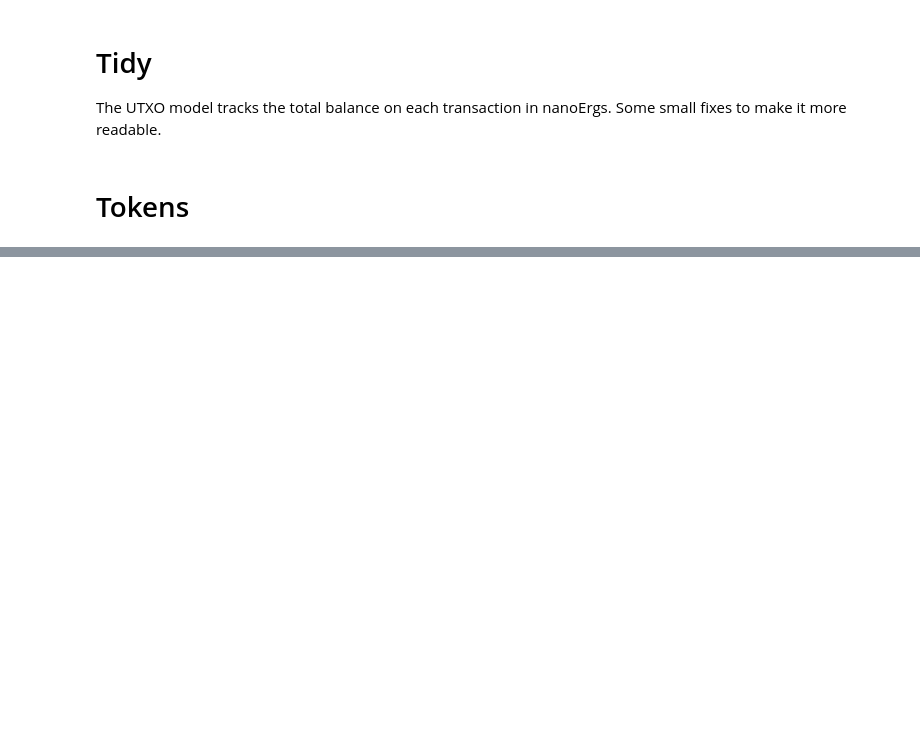
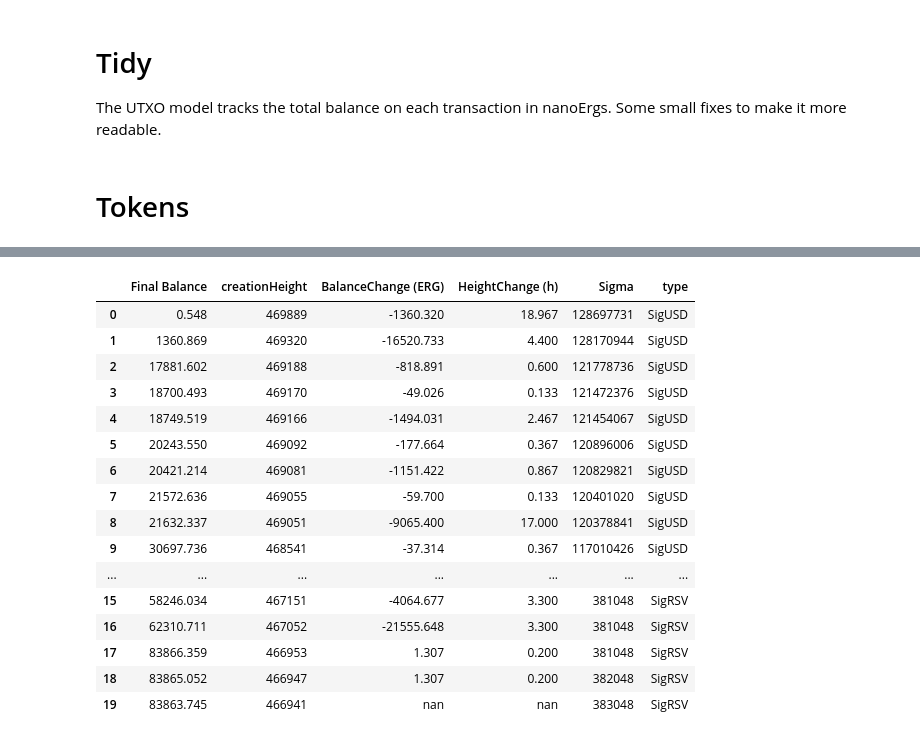
Before and after one commit to glasgowm148/ergo-notebooks, a Jupyter notebook: wallet-query.ipynb, the cells around one changed output, grey strips where cells are left out. Saved outputs shown, nothing was run; the diff lists cells and outputs as text; code cells hidden in the pictures; blank space fills up the shorter version.

```diff
--- a/wallet-query.ipynb
+++ b/wallet-query.ipynb
@@ -140,0 +182,24 @@ df['Final Balance'].sum()
+# %%
+df['BalanceChange (ERG)'].sum()
+import numpy as np
+df['Final Balance'].sum()
+df['Sigma'] = df['Sigma'].replace(np.nan, 0)
+df
+# %% [output]
+|  | Final Balance | creationHeight | BalanceChange (ERG) | HeightChange (h) | Sigma | type |
+| 0 | 0.548 | 469889 | -1360.320 | 18.967 | 128697731 | SigUSD |
+| 1 | 1360.869 | 469320 | -16520.733 | 4.400 | 128170944 | SigUSD |
+| 2 | 17881.602 | 469188 | -818.891 | 0.600 | 121778736 | SigUSD |
+| 3 | 18700.493 | 469170 | -49.026 | 0.133 | 121472376 | SigUSD |
+| 4 | 18749.519 | 469166 | -1494.031 | 2.467 | 121454067 | SigUSD |
+| 5 | 20243.550 | 469092 | -177.664 | 0.367 | 120896006 | SigUSD |
+| 6 | 20421.214 | 469081 | -1151.422 | 0.867 | 120829821 | SigUSD |
+| 7 | 21572.636 | 469055 | -59.700 | 0.133 | 120401020 | SigUSD |
+| 8 | 21632.337 | 469051 | -9065.400 | 17.000 | 120378841 | SigUSD |
+| 9 | 30697.736 | 468541 | -37.314 | 0.367 | 117010426 | SigUSD |
+| ... | ... | ... | ... | ... | ... | ... |
+| 15 | 58246.034 | 467151 | -4064.677 | 3.300 | 381048 | SigRSV |
+| 16 | 62310.711 | 467052 | -21555.648 | 3.300 | 381048 | SigRSV |
+| 17 | 83866.359 | 466953 | 1.307 | 0.200 | 381048 | SigRSV |
+| 18 | 83865.052 | 466947 | 1.307 | 0.200 | 382048 | SigRSV |
+| 19 | 83863.745 | 466941 | nan | nan | 383048 | SigRSV |
```
Also changed, not shown: parts of 13 cells of this notebook, 1 other file.
